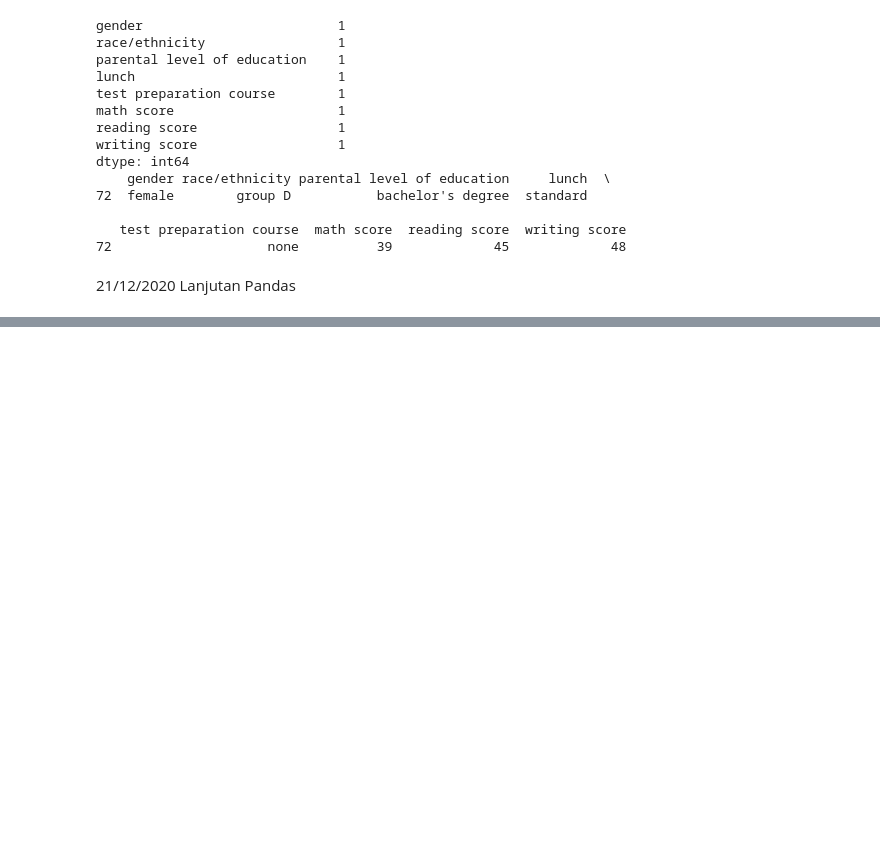
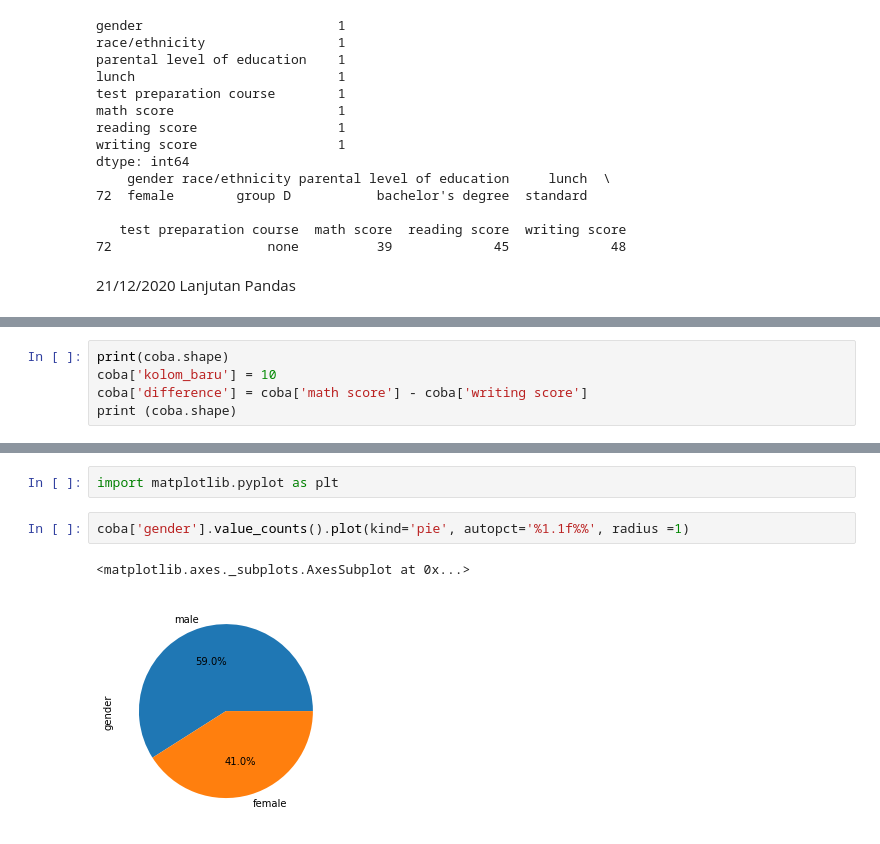
Before and after one commit to pHeesari/H8_050, a Jupyter notebook: Intro_to_Python.ipynb, the cells around one changed output, grey strips where cells are left out. Drawn from its saved outputs; the diff is of its cells as text; blank space fills up the shorter version.

```diff
--- a/Intro_to_Python.ipynb
+++ b/Intro_to_Python.ipynb
@@ -360,0 +399,5 @@ dtype: int64
+# %%
+print(coba.shape)
+coba['kolom_baru'] = 10
+coba['difference'] = coba['math score'] - coba['writing score']
+print (coba.shape)
@@ -360,0 +611,7 @@ dtype: int64
+# %%
+import matplotlib.pyplot as plt
+# %%
+coba['gender'].value_counts().plot(kind='pie', autopct='%1.1f%%', radius =1)
+# %% [output]
+<matplotlib.axes._subplots.AxesSubplot at 0x...>
+[figure, added]
```
Also changed, not shown: parts of 43 cells of this notebook.
